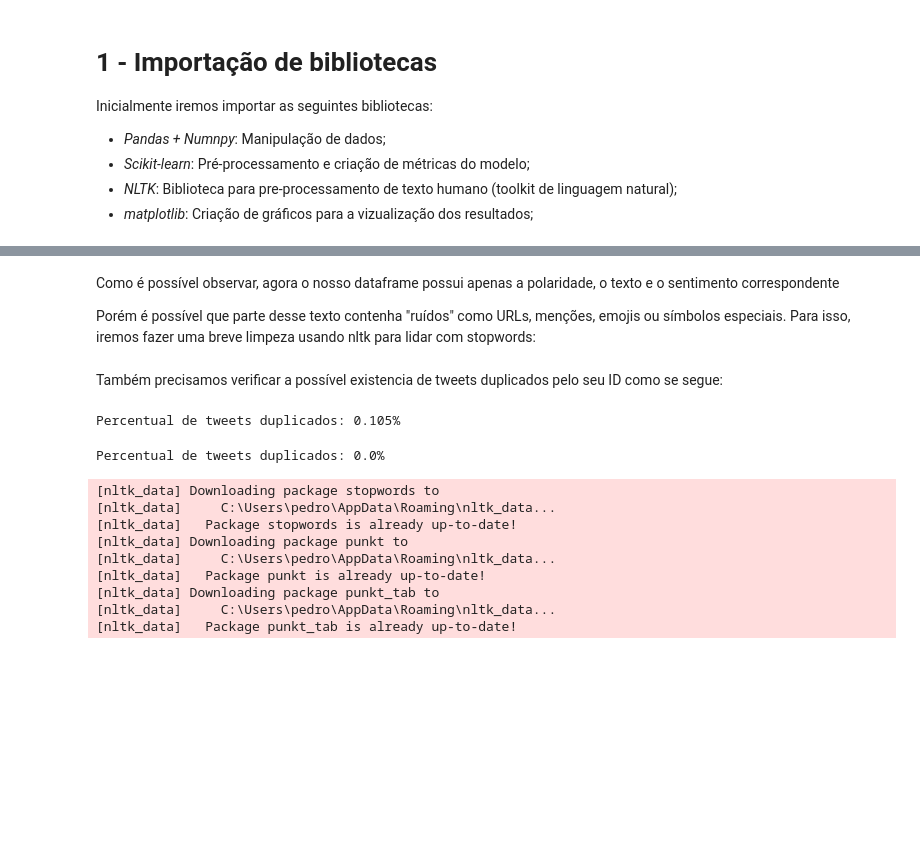
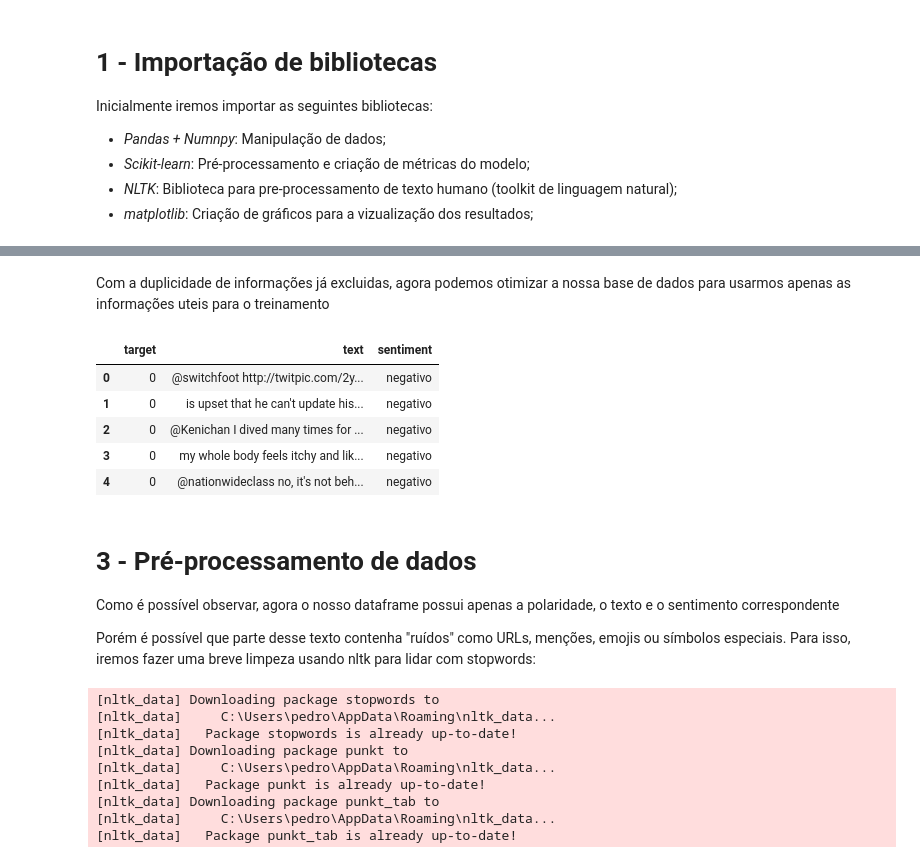
Before and after one commit to PedroYutaroUEA/analise-de-humor, a Jupyter notebook: main.ipynb, the cells around one changed output, grey strips where cells are left out. Saved outputs shown, nothing was run; the diff lists cells and outputs as text; code cells hidden in the pictures; blank space fills up the shorter version.

```diff
--- a/main.ipynb
+++ b/main.ipynb
@@ -65,20 +77,21 @@ df.head()
+# %% [markdown]
+Com a duplicidade de informações já excluidas, agora podemos otimizar a nossa base de dados para usarmos apenas as informações uteis para o treinamento
+# %%
+# Iremos usar apenas essas colunas em nosso treino
+df = df[["target", "text"]]
+# Ajustar as categorias
+df["sentiment"] = df["target"].map({0: "negativo", 2: "neutro", 4: "positivo"})
+df.head()
+# %% [output]
+|  | target | text | sentiment |
+| 0 | 0 | @switchfoot http://twitpic.com/2y... | negativo |
+| 1 | 0 | is upset that he can't update his... | negativo |
+| 2 | 0 | @Kenichan I dived many times for ... | negativo |
+| 3 | 0 | my whole body feels itchy and lik... | negativo |
+| 4 | 0 | @nationwideclass no, it's not beh... | negativo |
 # %% [markdown]
+# 3 - Pré-processamento de dados
+
 Como é possível observar, agora o nosso dataframe possui apenas a polaridade, o texto e o sentimento correspondente
 
 Porém é possível que parte desse texto contenha "ruídos" como URLs, menções, emojis ou símbolos especiais. Para isso, iremos fazer uma breve limpeza usando nltk para lidar com stopwords:
-# %% [markdown]
-Também precisamos verificar a possível existencia de tweets duplicados pelo seu ID como se segue:
-# %%
-def show_amount_dup(data):
-    dup = round(sum(data.duplicated("id")/len(data)*100), 3)
-    print(f"Percentual de tweets duplicados: {dup}%")
-
-show_amount_dup(df)
-# %% [output]
-Percentual de tweets duplicados: 0.105%
-# %%
-# Removendo tweets duplicados
-df.drop_duplicates("id", inplace=True)
-show_amount_dup(df)
-# %% [output]
-Percentual de tweets duplicados: 0.0%
```
Also changed, not shown: parts of 29 cells of this notebook.
